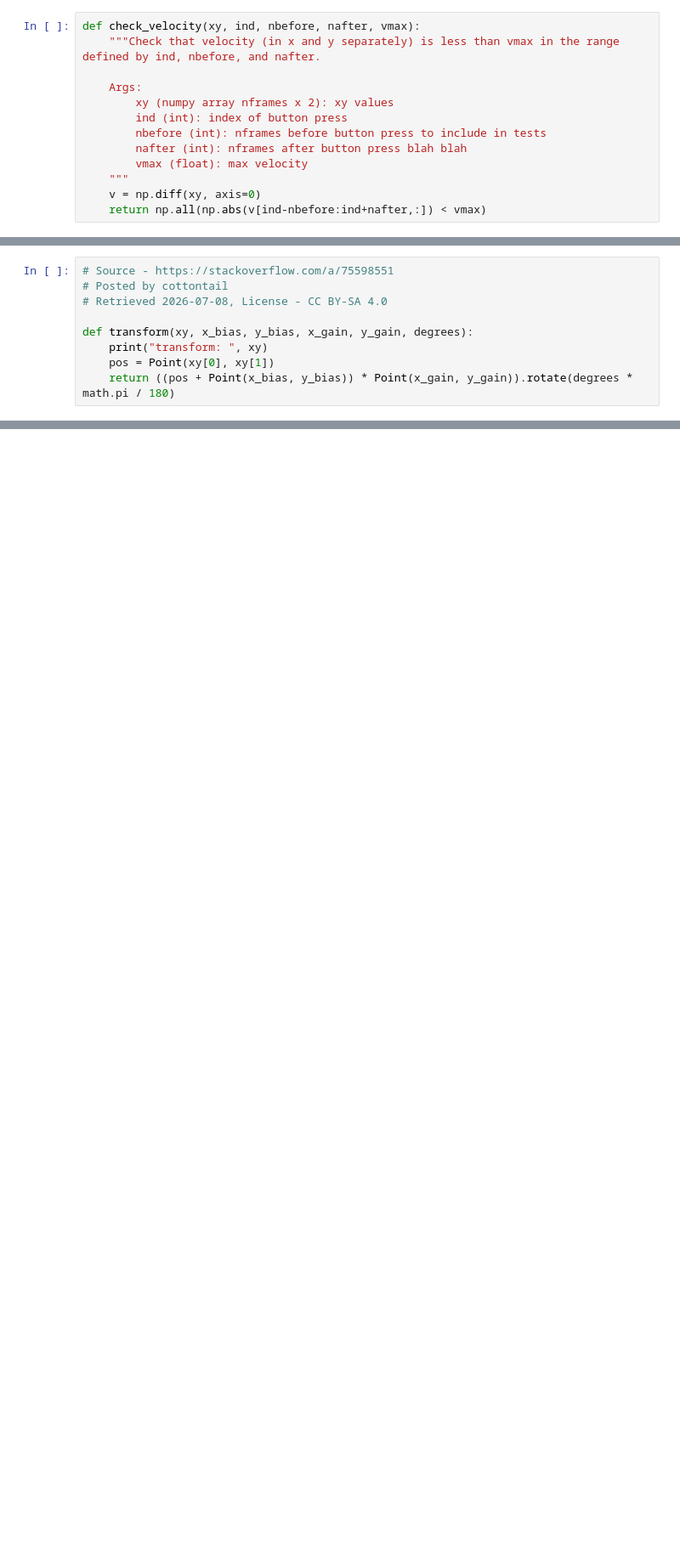
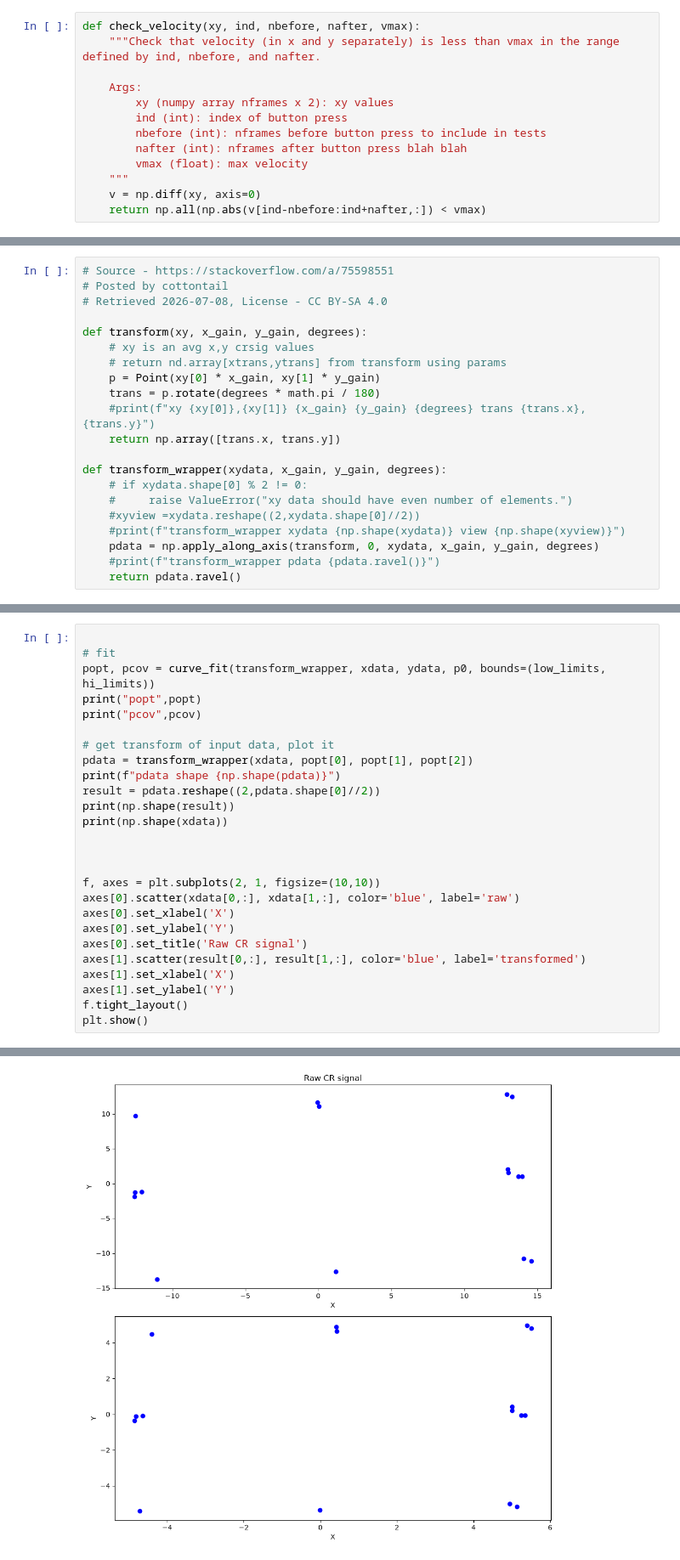
Before and after one commit to djsperka/CNS-OpenIrisDAC, a Jupyter notebook: tracker.ipynb, the cells around one changed output, grey strips where cells are left out. Shown at 85% size. Drawn from its saved outputs; the diff is of its cells as text; blank space fills up the shorter version.

```diff
--- a/tracker.ipynb
+++ b/tracker.ipynb
@@ -322,8 +321,20 @@ if doplots:
 # Posted by cottontail
 # Retrieved 2026-07-08, License - CC BY-SA 4.0
 
-def transform(xy, x_bias, y_bias, x_gain, y_gain, degrees):
-    print("transform: ", xy)
-    pos = Point(xy[0], xy[1])
-    return ((pos + Point(x_bias, y_bias)) * Point(x_gain, y_gain)).rotate(degrees * math.pi / 180)
+def transform(xy, x_gain, y_gain, degrees):
+    # xy is an avg x,y crsig values
+    # return nd.array[xtrans,ytrans] from transform using params
+    p = Point(xy[0] * x_gain, xy[1] * y_gain)
+    trans = p.rotate(degrees * math.pi / 180)
+    #print(f"xy {xy[0]},{xy[1]} {x_gain} {y_gain} {degrees} trans {trans.x},{trans.y}")
+    return np.array([trans.x, trans.y])
+
+def transform_wrapper(xydata, x_gain, y_gain, degrees):
+    # if xydata.shape[0] % 2 != 0:
+    #     raise ValueError("xy data should have even number of elements.")
+    #xyview =xydata.reshape((2,xydata.shape[0]//2))
+    #print(f"transform_wrapper xydata {np.shape(xydata)} view {np.shape(xyview)}")
+    pdata = np.apply_along_axis(transform, 0, xydata, x_gain, y_gain, degrees)
+    #print(f"transform_wrapper pdata {pdata.ravel()}")
+    return pdata.ravel()
 # %%
@@ -398,0 +390,27 @@ ValueError: matmul: Input operand 1 has a mismatch in its core dimension 0, with
+# %%
+
+# fit
+popt, pcov = curve_fit(transform_wrapper, xdata, ydata, p0, bounds=(low_limits, hi_limits))
+print("popt",popt)
+print("pcov",pcov)
+
+# get transform of input data, plot it
+pdata = transform_wrapper(xdata, popt[0], popt[1], popt[2])
+print(f"pdata shape {np.shape(pdata)}")
+result = pdata.reshape((2,pdata.shape[0]//2))
+print(np.shape(result))
+print(np.shape(xdata))
+
+
+
+f, axes = plt.subplots(2, 1, figsize=(10,10))
+axes[0].scatter(xdata[0,:], xdata[1,:], color='blue', label='raw')
+axes[0].set_xlabel('X')
+axes[0].set_ylabel('Y')
+axes[0].set_title('Raw CR signal')
+axes[1].scatter(result[0,:], result[1,:], color='blue', label='transformed')
+axes[1].set_xlabel('X')
+axes[1].set_ylabel('Y')
+f.tight_layout()
+plt.show()
+# %% [output]
@@ -398,0 +424 @@ ValueError: matmul: Input operand 1 has a mismatch in its core dimension 0, with
+[figure, added]
```
Also changed, not shown: parts of 9 cells of this notebook.
